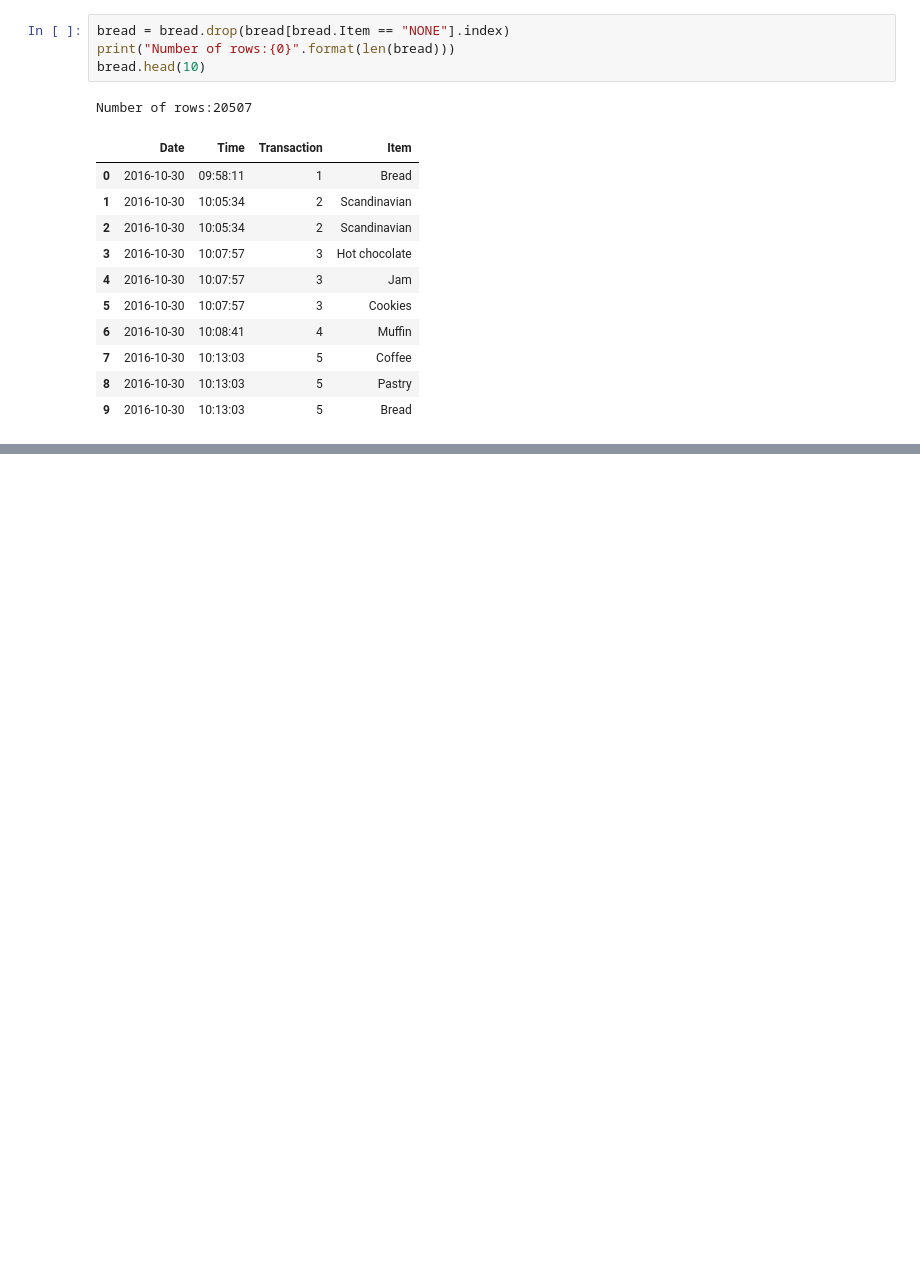
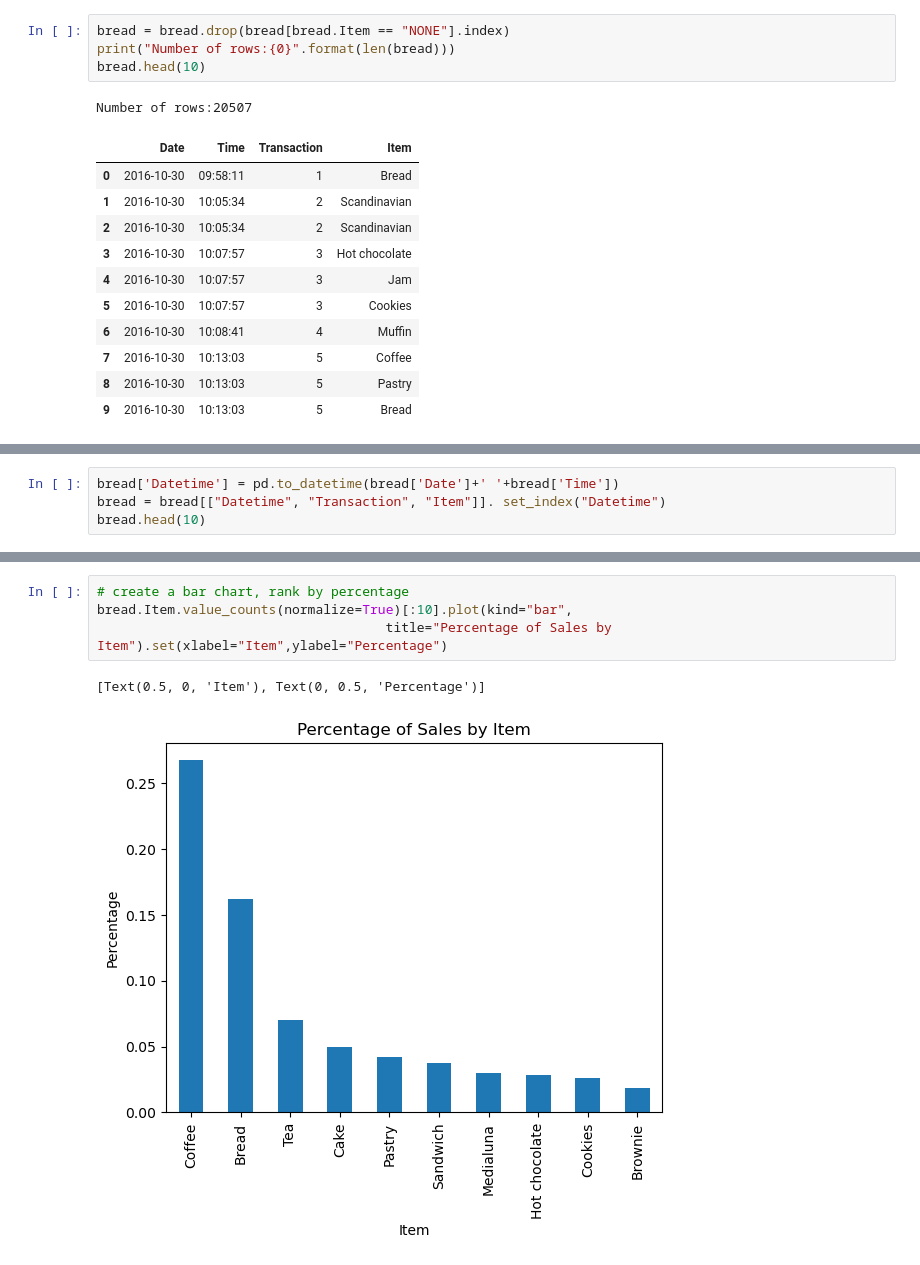
Before and after one commit to Shlok2002/blog, a Jupyter notebook: _notebooks/2022-12-15-Market-Basket-Analysis.ipynb, the cells around one changed output, grey strips where cells are left out. Drawn from its saved outputs; the diff is of its cells as text; blank space fills up the shorter version.

```diff
--- a/_notebooks/2022-12-15-Market-Basket-Analysis.ipynb
+++ b/_notebooks/2022-12-15-Market-Basket-Analysis.ipynb
@@ -213,0 +223,4 @@ Number of rows:20507
+# %%
+bread['Datetime'] = pd.to_datetime(bread['Date']+' '+bread['Time'])
+bread = bread[["Datetime", "Transaction", "Item"]]. set_index("Datetime")
+bread.head(10)
@@ -213,0 +275,7 @@ Number of rows:20507
+# %%
+# create a bar chart, rank by percentage
+bread.Item.value_counts(normalize=True)[:10].plot(kind="bar",
+                                     title="Percentage of Sales by Item").set(xlabel="Item",ylabel="Percentage")
+# %% [output]
+[Text(0.5, 0, 'Item'), Text(0, 0.5, 'Percentage')]
+[figure, added]
```
Also changed, not shown: parts of 42 cells of this notebook.
